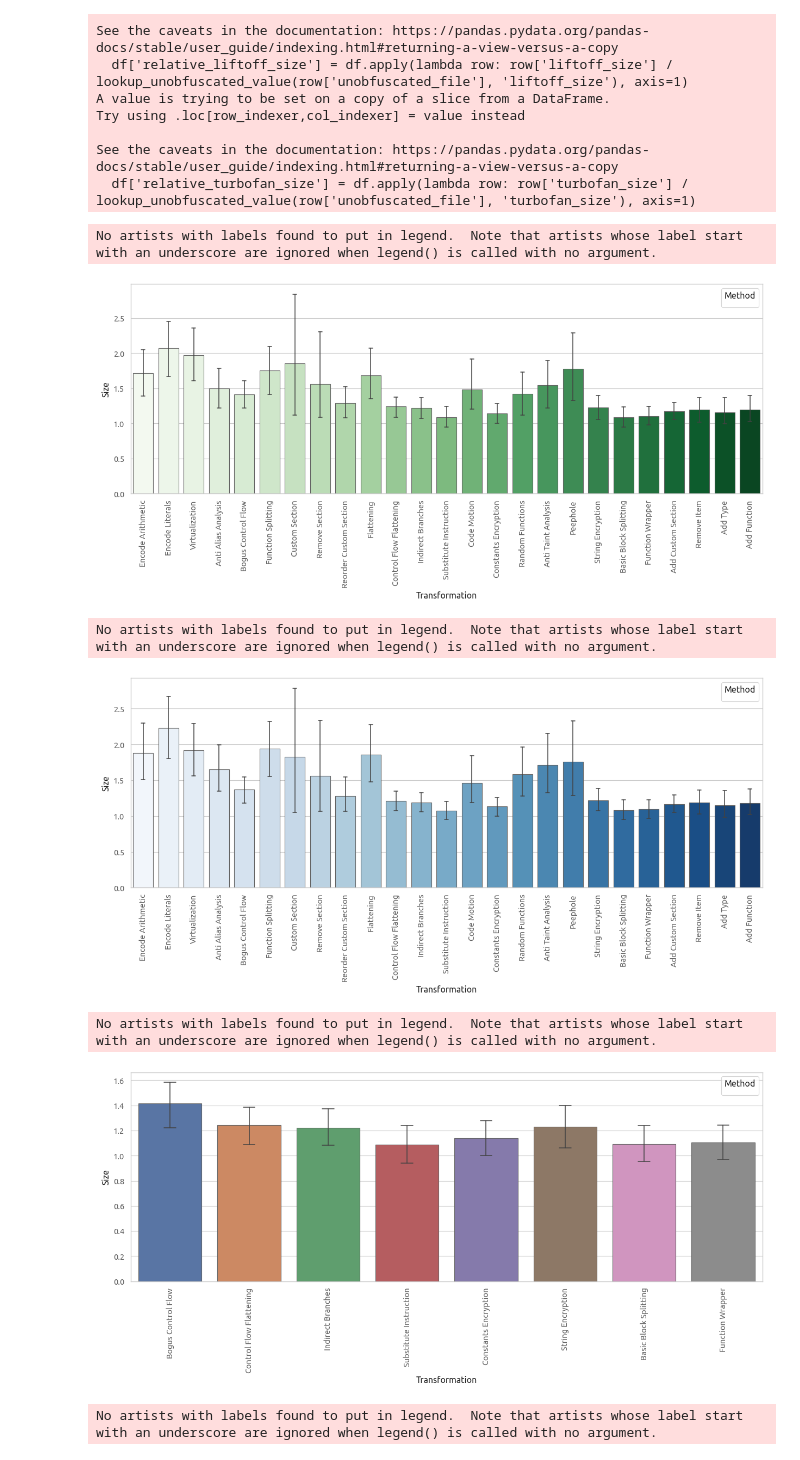
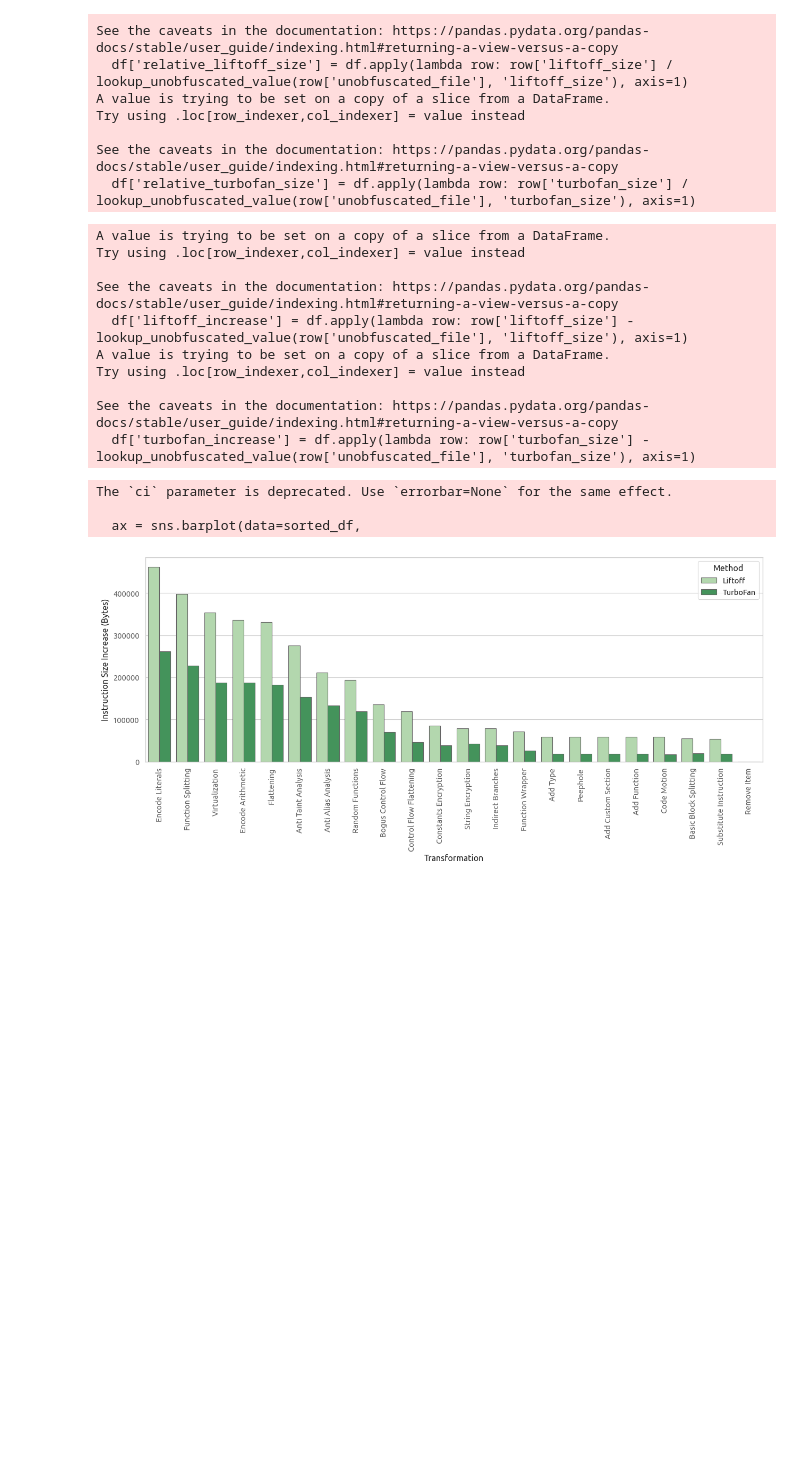
Before and after one commit to HakonHarnes/wasm-obf, a Jupyter notebook: analysis/optimization.ipynb, the cells around one changed output. Cells and saved outputs as stored; diff of their text form; code cells hidden in the pictures; blank space fills up the shorter version.

```diff
--- a/analysis/optimization.ipynb
+++ b/analysis/optimization.ipynb
@@ -393,69 +404,97 @@ Try using .loc[row_indexer,col_indexer] = value instead
 
 See the caveats in the documentation: https://pandas.pydata.org/pandas-docs/stable/user_guide/indexing.html#returning-a-view-versus-a-copy
   df['relative_turbofan_size'] = df.apply(lambda row: row['turbofan_size'] / lookup_unobfuscated_value(row['unobfuscated_file'], 'turbofan_size'), axis=1)
+# %%
+def compute_instruction_increase(df, unobfuscated_unoptimized):
+
+    # Function to lookup values in the unobfuscated_unoptimized DataFrame
+    def lookup_unobfuscated_value(file, column):
+        return unobfuscated_unoptimized.loc[unobfuscated_unoptimized['file'] == file, column].values[0]
+
+    # Calculate the relative liftoff_size and relative_turbofan_size
+    df['liftoff_increase'] = df.apply(lambda row: row['liftoff_size'] - lookup_unobfuscated_value(row['unobfuscated_file'], 'liftoff_size'), axis=1)
+    df['turbofan_increase'] = df.apply(lambda row: row['turbofan_size'] - lookup_unobfuscated_value(row['unobfuscated_file'], 'turbofan_size'), axis=1)
+
+    # Return the modified DataFrame with the new columns
+    return df
+
+tigress_unoptimized = compute_instruction_increase(tigress_unoptimized, unobfuscated_unoptimized)
+llvm_unoptimized = compute_instruction_increase(llvm_unoptimized, unobfuscated_unoptimized)
+wasm_mutate_unoptimized_filtered = compute_instruction_increase(wasm_mutate_unoptimized_filtered, unobfuscated_unoptimized)
+# %% [output]
+A value is trying to be set on a copy of a slice from a DataFrame.
+Try using .loc[row_indexer,col_indexer] = value instead
+
+See the caveats in the documentation: https://pandas.pydata.org/pandas-docs/stable/user_guide/indexing.html#returning-a-view-versus-a-copy
+  df['liftoff_increase'] = df.apply(lambda row: row['liftoff_size'] - lookup_unobfuscated_value(row['unobfuscated_file'], 'liftoff_size'), axis=1)
+A value is trying to be set on a copy of a slice from a DataFrame.
+Try using .loc[row_indexer,col_indexer] = value instead
+
+See the caveats in the documentation: https://pandas.pydata.org/pandas-docs/stable/user_guide/indexing.html#returning-a-view-versus-a-copy
+  df['turbofan_increase'] = df.apply(lambda row: row['turbofan_size'] - lookup_unobfuscated_value(row['unobfuscated_file'], 'turbofan_size'), axis=1)
 # %%
-def plot_v8_optimization(df, xlabel, y='liftoff_size', palette=None, path=None):
+def plot_v8_optimization_by_instruction_increase(df, xlabel, y='increase', palette=None, path=None):
     plt.figure(figsize=(15,5))
 
     # Compute the average distance for each transformation_label
-    avg_distance = df.groupby('transformation_label')['distance'].mean().reset_index()
+    avg_distance = df.groupby('transformation_label')['increase'].mean().reset_index()
 
     # Sort DataFrame by descending values of the average distance
-    avg_distance_sorted = avg_distance.sort_values('distance', ascending=False)
+    avg_distance_sorted = avg_distance.sort_values('increase', ascending=False)
 
     # Use the sorted order to sort the original DataFrame by transformation_label
     df['transformation_label'] = pd.Categorical(df['transformation_label'],
                                                 categories=avg_distance_sorted['transformation_label'],
                                                 ordered=True)
 
-    sorted_df = df.sort_values('transformation_label')
+    sorted_df = df.sort_values('increase')
 
-    sns.barplot(data=sorted_df,
+    ax = sns.barplot(data=sorted_df,
                 x='transformation_label',
                 y=y,
-                #dodge=False,
-                # hue='category',
+                errorbar=None,
+                hue='stage',
                 palette=palette,
-                errwidth=1.1,
-                capsize=0.15,
                 edgecolor=edgecolor,
                 )
 
     # Axis labels
-    plt.ylabel('Size')
+    plt.ylabel('Instruction Size Increase (Bytes)')
     plt.xlabel(xlabel)
     # plt.ylim(0,3.5)
 
     plt.xticks(rotation=90)
 
     # Capitalize the first letter of the entries in the legend
     plt.legend(title='Method', loc='upper right')
 
-    # plt.ylim(0, 350000)
+    # plt.ylim(0, 2)
 
     # Save plot
     if path is not None:
         plt.savefig(path, dpi=300, bbox_inches="tight")
 
     # Show the plot
     plt.show()
 
 # Concatenate all dataframes in the desired order: tigress, llvm, wasm_mutate
 df = pd.concat([tigress_unoptimized, llvm_unoptimized, wasm_mutate_unoptimized_filtered], ignore_index=True)
 
-plot_v8_optimization(df, "Transformation", palette="Greens", y='relative_liftoff_size')
-plot_v8_optimization(df, "Transformation", palette="Blues", y='relative_turbofan_size')
 
-plot_v8_optimization(llvm_unoptimized, "Transformation", y='relative_liftoff_size')
-plot_v8_optimization(llvm_unoptimized, "Transformation", y='relative_turbofan_size')
+df_liftoff = df.copy()
+df_liftoff['increase'] = df['liftoff_increase']
+df_liftoff['stage'] = 'Liftoff'
 
-plot_v8_optimization(wasm_mutate_unoptimized_filtered, "Transformation", y='relative_liftoff_size')
-plot_v8_optimization(wasm_mutate_unoptimized_filtered, "Transformation", y='relative_turbofan_size')
+df_turbofan = df.copy()
+df_turbofan['increase'] = df['turbofan_increase']
+df_turbofan['stage'] = 'TurboFan'
+
+
+df = pd.concat([df_liftoff, df_turbofan])
+
+plot_v8_optimization_by_instruction_increase(df, "Transformation", y="increase", palette="Greens")
 # %% [output]
-No artists with labels found to put in legend.  Note that artists whose label start with an underscore are ignored when legend() is called with no argument.
+The `ci` parameter is deprecated. Use `errorbar=None` for the same effect.
+
+  ax = sns.barplot(data=sorted_df,
-[figure, old version]
+[figure, new version]
-No artists with labels found to put in legend.  Note that artists whose label start with an underscore are ignored when legend() is called with no argument.
-[figure, removed]
-No artists with labels found to put in legend.  Note that artists whose label start with an underscore are ignored when legend() is called with no argument.
-[figure, removed]
-No artists with labels found to put in legend.  Note that artists whose label start with an underscore are ignored when legend() is called with no argument.
```
Also changed, not shown: parts of 8 cells of this notebook, 14 other files.
